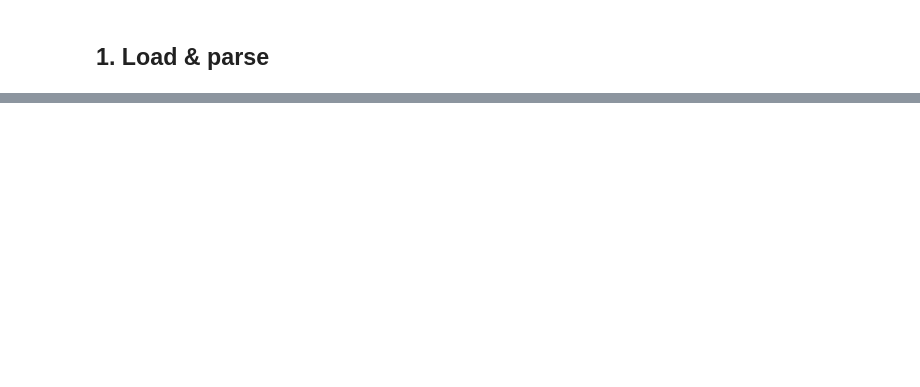
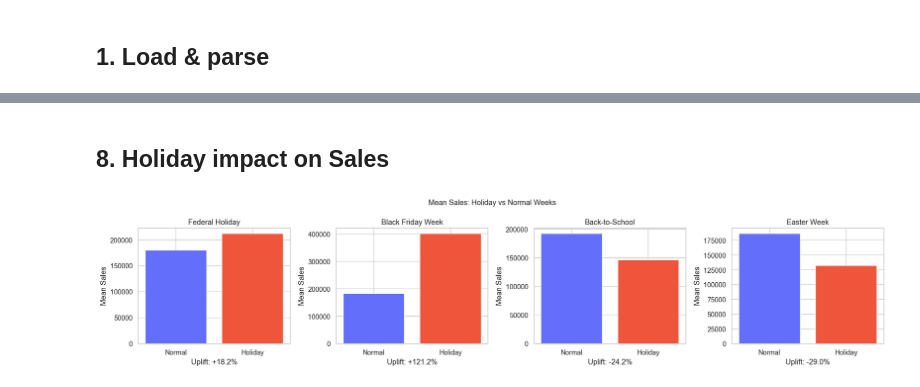
Before and after one commit to Sparsh22jn/bayesian-mmm, a Jupyter notebook: notebooks/01_eda.ipynb, the cells around one changed output, grey strips where cells are left out. Cells and saved outputs as stored; diff of their text form; code cells hidden in the pictures; blank space fills up the shorter version.

```diff
--- a/notebooks/01_eda.ipynb
+++ b/notebooks/01_eda.ipynb
@@ -179,0 +311,20 @@ print('Columns:', list(raw.columns))
+# %% [markdown]
+## 8. Holiday impact on Sales
+# %%
+fig, axes = plt.subplots(1, 4, figsize=(18, 4))
+titles = ['Federal Holiday', 'Black Friday Week', 'Back-to-School', 'Easter Week']
+
+for ax, col, title in zip(axes, HOLIDAY_COLS, titles):
+    groups = df.groupby(col)[TARGET_COL].mean()
+    bars = ax.bar(['Normal', 'Holiday'], [groups.get(0, 0), groups.get(1, 0)],
+                  color=['#636EFA', '#EF553B'])
+    ax.set_title(title)
+    ax.set_ylabel('Mean Sales')
+    uplift = (groups.get(1, 0) / groups.get(0, 1) - 1) * 100
+    ax.set_xlabel(f'Uplift: {uplift:+.1f}%')
+
+plt.suptitle('Mean Sales: Holiday vs Normal Weeks', fontsize=12)
+plt.tight_layout()
+fig.savefig(PROC / 'fig_holiday_impact.png', bbox_inches='tight')
+# %% [output]
+[figure, added]
```
Also changed, not shown: parts of 55 cells of this notebook, 2 other files.
